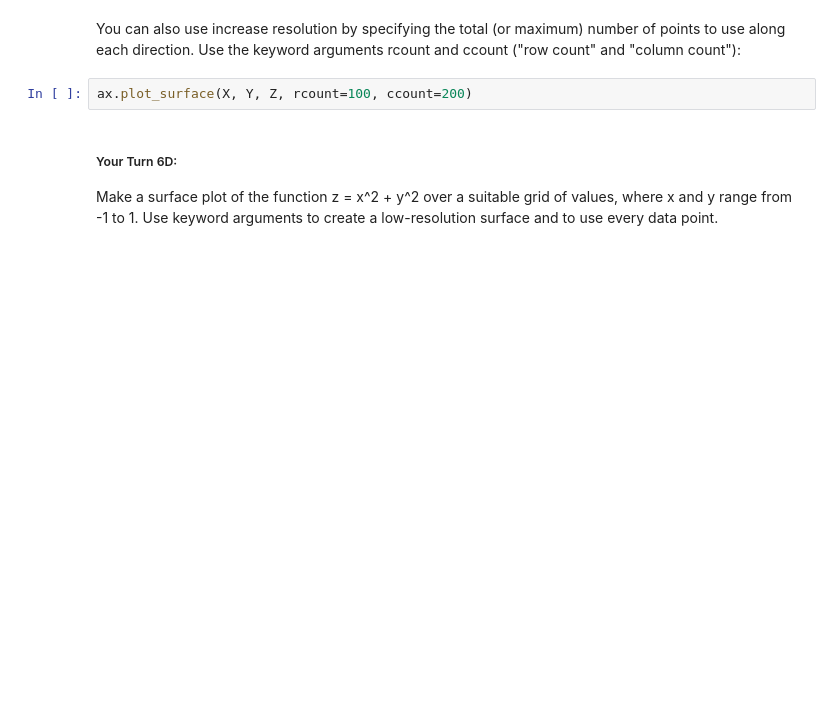
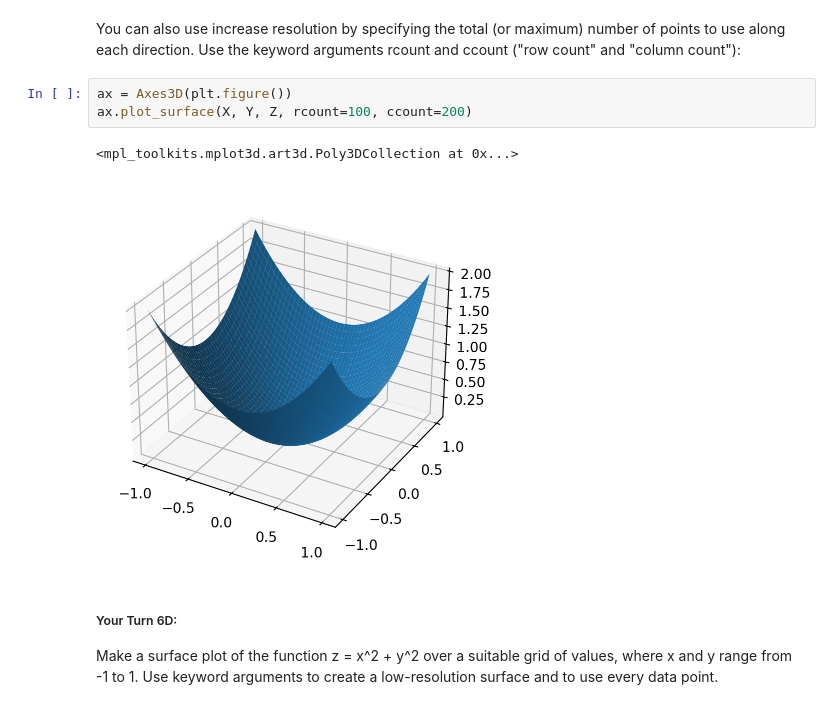
Before and after one commit to e-d-p-9/Physical-Modeling-with-Python, a Jupyter notebook: Ch6/ch6-notes.ipynb, the cells around one changed output. Drawn from its saved outputs; the diff is of its cells as text; blank space fills up the shorter version.

```diff
--- a/Ch6/ch6-notes.ipynb
+++ b/Ch6/ch6-notes.ipynb
@@ -683,7 +685,11 @@ ax.plot_surface(X, Y, Z, rstride=1, cstride=1)
 # %% [markdown]
 You can also use increase resolution by specifying the total (or maximum) number of points to use along each direction. Use the keyword arguments rcount and ccount ("row count" and "column count"):
 # %%
+ax = Axes3D(plt.figure())
 ax.plot_surface(X, Y, Z, rcount=100, ccount=200)
+# %% [output]
+<mpl_toolkits.mplot3d.art3d.Poly3DCollection at 0x...>
+[figure, added]
 # %% [markdown]
 ##### Your Turn 6D:
 
```
Also changed, not shown: parts of 22 cells of this notebook.
